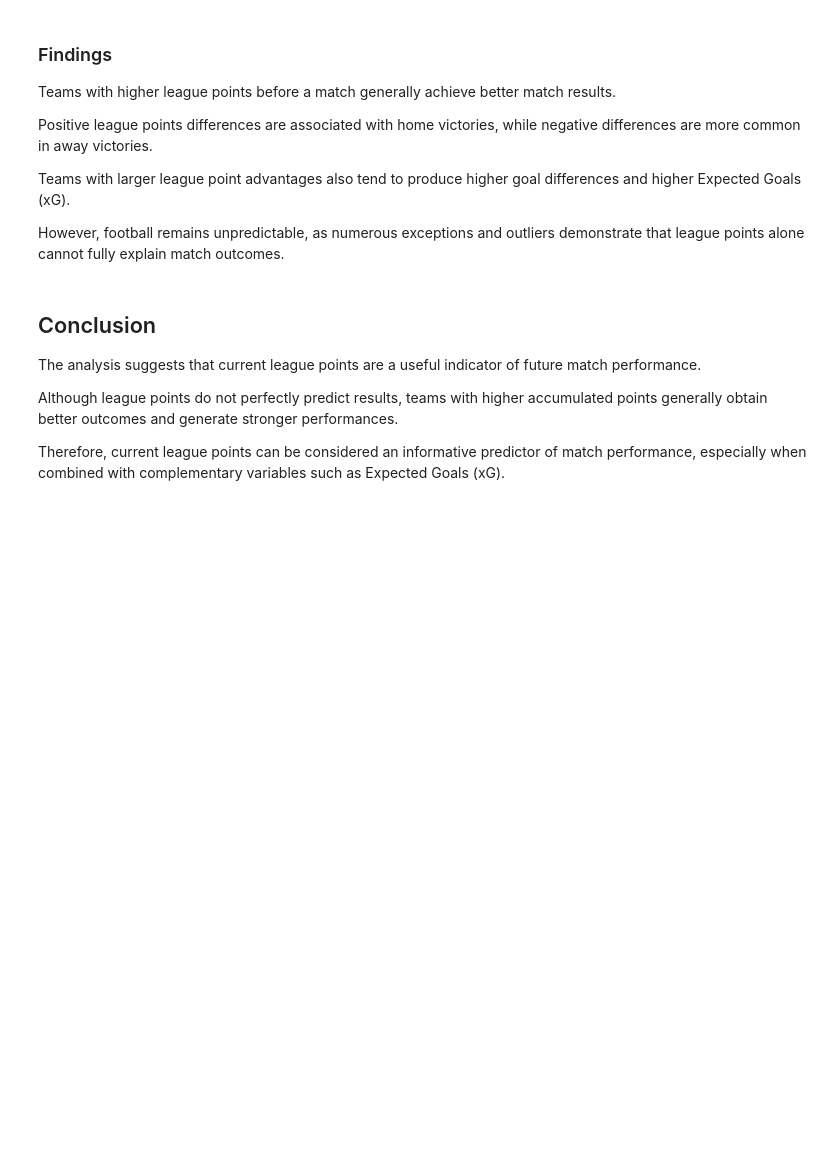
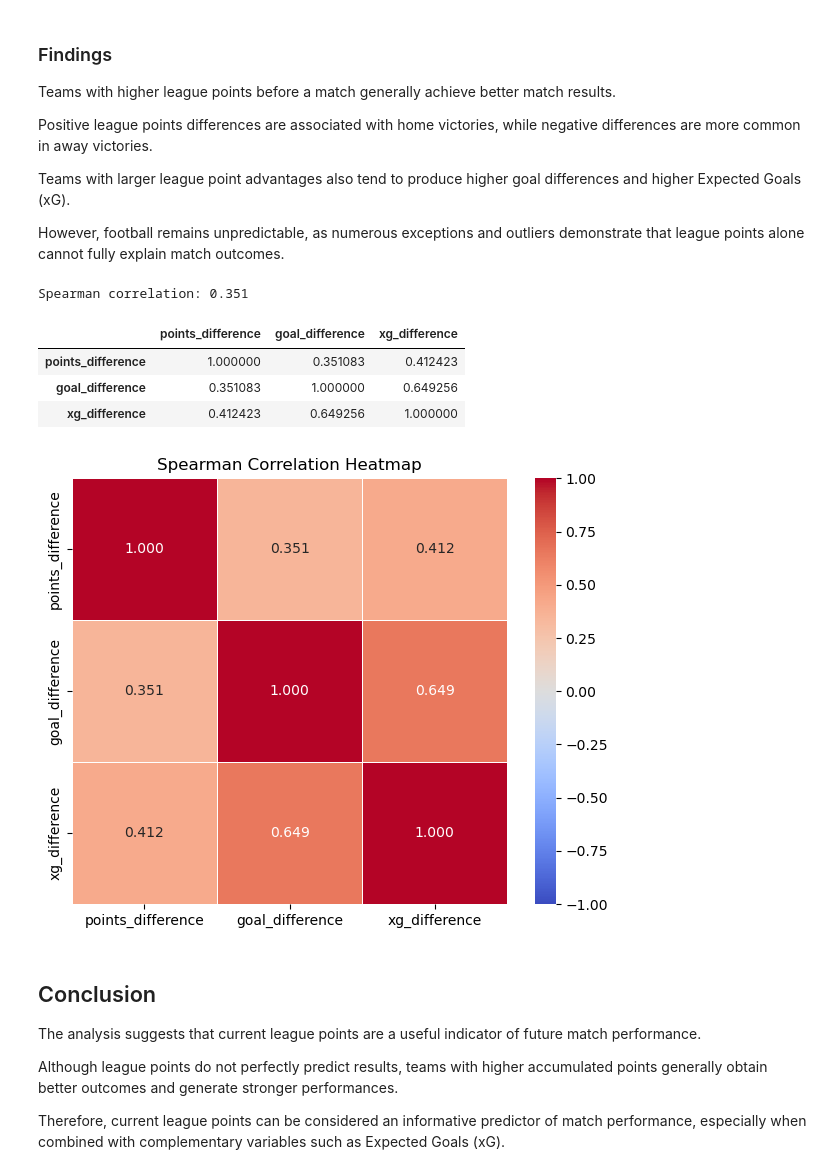
Before and after one commit to magrimuc/prj-2-eda-sql-football-matches-statistics, a Jupyter notebook: Ultimate_Master_notebook.ipynb, the cells around one changed output. Cells and saved outputs as stored; diff of their text form; code cells hidden in the pictures; blank space fills up the shorter version.

```diff
--- a/Ultimate_Master_notebook.ipynb
+++ b/Ultimate_Master_notebook.ipynb
@@ -1590,6 +1563,28 @@ Positive league points differences are associated with home victories, while neg
 Teams with larger league point advantages also tend to produce higher goal differences and higher Expected Goals (xG).
 
 However, football remains unpredictable, as numerous exceptions and outliers demonstrate that league points alone cannot fully explain match outcomes.
+# %%
+spearman_corr = clean_df["goal_difference"].corr(clean_df["points_difference"], method="spearman")
+print(f"Spearman correlation: {spearman_corr:.3f}")
+# %% [output]
+Spearman correlation: 0.351
+# %%
+corr = clean_df[["points_difference","goal_difference","xg_difference"]].corr(method="spearman")
+corr
+# %% [output]
+|  | points_difference | goal_difference | xg_difference |
+| points_difference | 1.000000 | 0.351083 | 0.412423 |
+| goal_difference | 0.351083 | 1.000000 | 0.649256 |
+| xg_difference | 0.412423 | 0.649256 | 1.000000 |
+# %%
+corr = clean_df[["points_difference", "goal_difference", "xg_difference"]].corr(method="spearman")
+plt.figure(figsize=(6,5))
+sns.heatmap(corr, annot=True, cmap="coolwarm", fmt=".3f", linewidths=0.5, vmin=-1, vmax=1)
+plt.title("Spearman Correlation Heatmap")
+plt.tight_layout()
+plt.show()
+# %% [output]
+[figure, added]
 # %% [markdown]
 ## Conclusion
 
```
Also changed, not shown: parts of 5 cells of this notebook, 1 other file.
